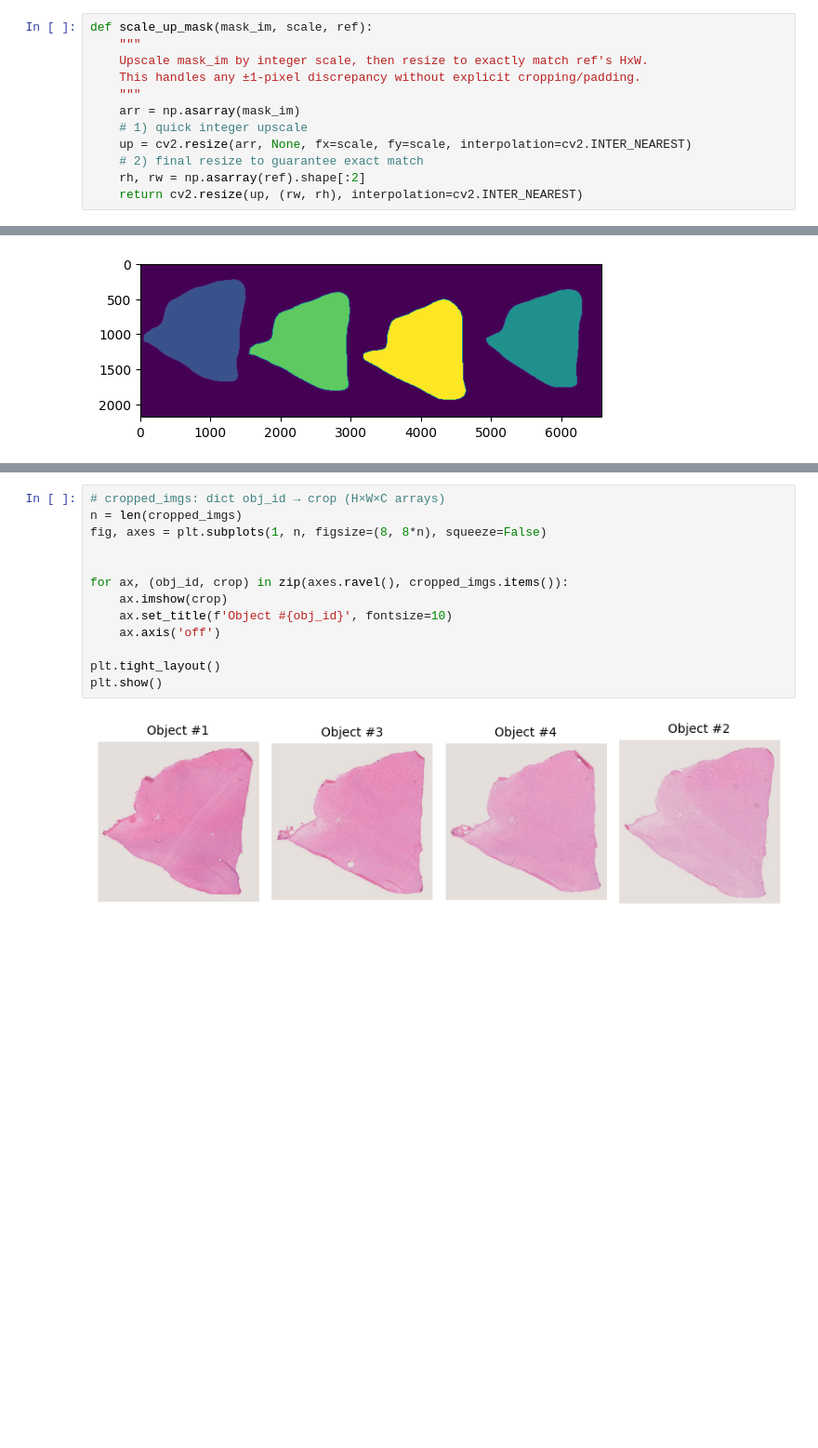
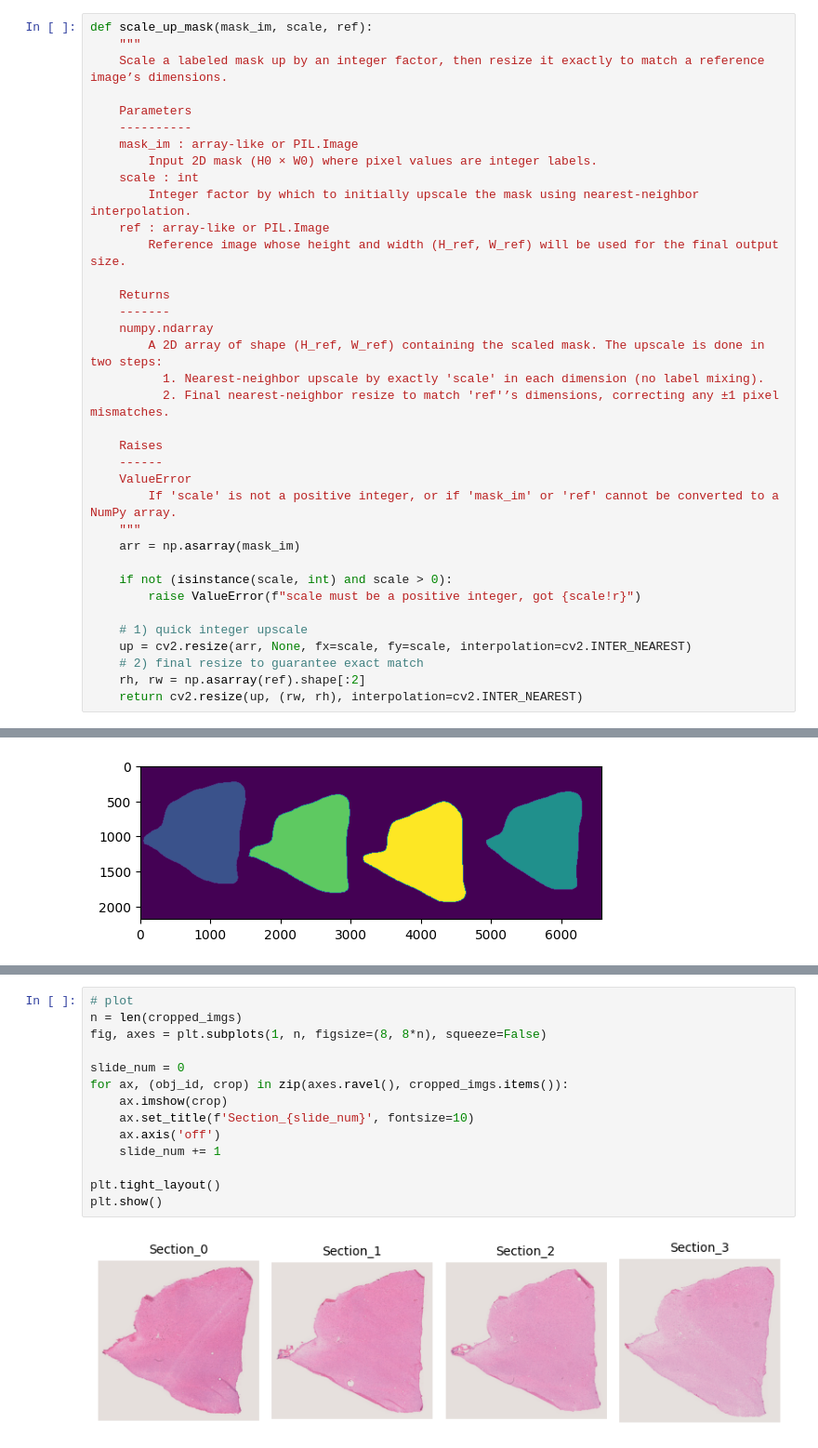
Before and after one commit to donniekramer8/SoftwareCarpentryFinal, a Jupyter notebook: 1_get_bounding_box_crop.ipynb, the cells around one changed output, grey strips where cells are left out. Shown: that part at 93% size. Drawn from its saved outputs; the diff is of its cells as text; blank space fills up the shorter version.

```diff
--- a/1_get_bounding_box_crop.ipynb
+++ b/1_get_bounding_box_crop.ipynb
@@ -15,10 +13,34 @@ mask_downsized = np.array(Image.open(mask_path))
 # %%
 def scale_up_mask(mask_im, scale, ref):
     """
-    Upscale mask_im by integer scale, then resize to exactly match ref's HxW.
-    This handles any ±1-pixel discrepancy without explicit cropping/padding.
+    Scale a labeled mask up by an integer factor, then resize it exactly to match a reference image’s dimensions.
+
+    Parameters
+    ----------
+    mask_im : array-like or PIL.Image
+        Input 2D mask (H0 × W0) where pixel values are integer labels.
+    scale : int
+        Integer factor by which to initially upscale the mask using nearest‐neighbor interpolation.
+    ref : array-like or PIL.Image
+        Reference image whose height and width (H_ref, W_ref) will be used for the final output size.
+
+    Returns
+    -------
+    numpy.ndarray
+        A 2D array of shape (H_ref, W_ref) containing the scaled mask. The upscale is done in two steps:
+          1. Nearest‐neighbor upscale by exactly 'scale' in each dimension (no label mixing).
+          2. Final nearest‐neighbor resize to match 'ref'’s dimensions, correcting any ±1 pixel mismatches.
+
+    Raises
+    ------
+    ValueError
+        If 'scale' is not a positive integer, or if 'mask_im' or 'ref' cannot be converted to a NumPy array.
     """
     arr = np.asarray(mask_im)
+
+    if not (isinstance(scale, int) and scale > 0):
+        raise ValueError(f"scale must be a positive integer, got {scale!r}")
+
     # 1) quick integer upscale
     up = cv2.resize(arr, None, fx=scale, fy=scale, interpolation=cv2.INTER_NEAREST)
     # 2) final resize to guarantee exact match
@@ -122,17 +179,18 @@ def crop_image_with_boxes(image, boxes, mask):
 boxes = get_bounding_boxes(mask, margin=50)
 cropped_imgs = crop_image_with_boxes(im, boxes, mask)
 # %%
-# cropped_imgs: dict obj_id → crop (H×W×C arrays)
+# plot
 n = len(cropped_imgs)
 fig, axes = plt.subplots(1, n, figsize=(8, 8*n), squeeze=False)
 
-
+slide_num = 0
 for ax, (obj_id, crop) in zip(axes.ravel(), cropped_imgs.items()):
     ax.imshow(crop)
-    ax.set_title(f'Object #{obj_id}', fontsize=10)
+    ax.set_title(f'Section_{slide_num}', fontsize=10)
     ax.axis('off')
+    slide_num += 1
 
 plt.tight_layout()
 plt.show()
 # %% [output]
-[figure, old version]
+[figure, new version]
```
Also changed, not shown: parts of 6 cells of this notebook.
